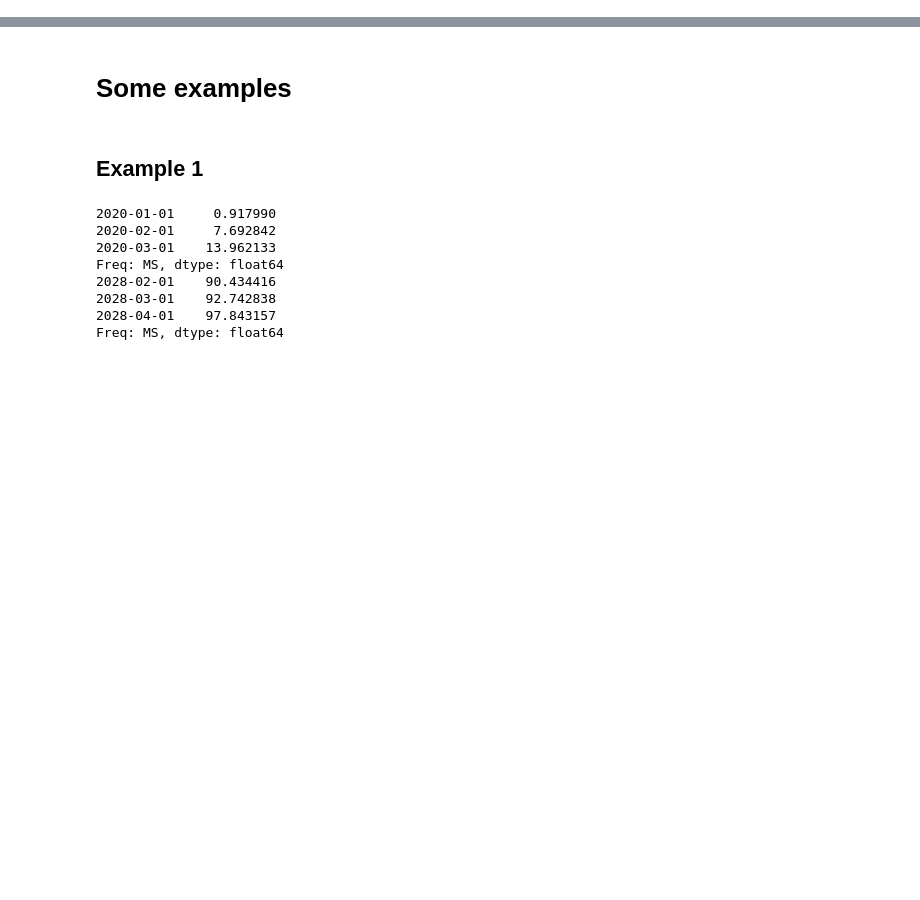
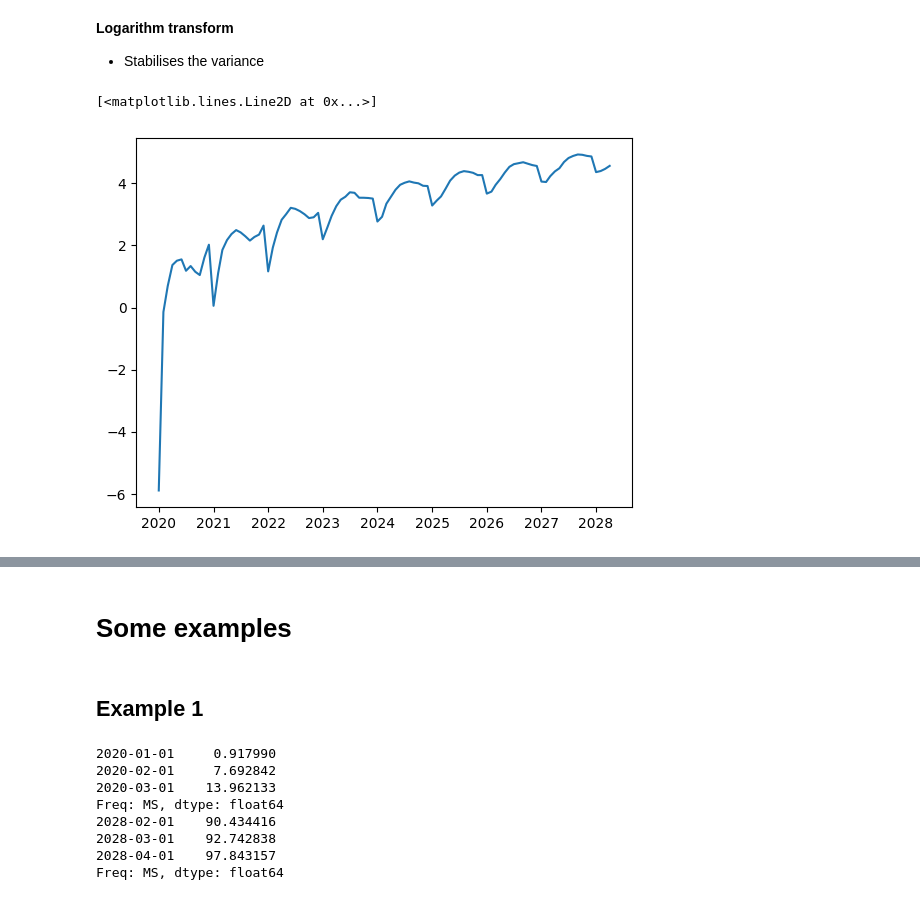
Before and after one commit to EvgeniiZorin/Handbook_Data-Science, a Jupyter notebook: _0_time_series.ipynb, the cells around one changed output, grey strips where cells are left out. Saved outputs shown, nothing was run; the diff lists cells and outputs as text; code cells hidden in the pictures; blank space fills up the shorter version.

```diff
--- a/_0_time_series.ipynb
+++ b/_0_time_series.ipynb
@@ -52,0 +174,9 @@ Test whether a time series is seasonal or not.
+# %% [markdown]
+**Logarithm transform**
+- Stabilises the variance
+# %%
+time_series2 = np.log(time_series)
+plt.plot(time_series2)
+# %% [output]
+[<matplotlib.lines.Line2D at 0x...>]
+[figure, added]
```
Also changed, not shown: parts of 35 cells of this notebook, 2 other files.
